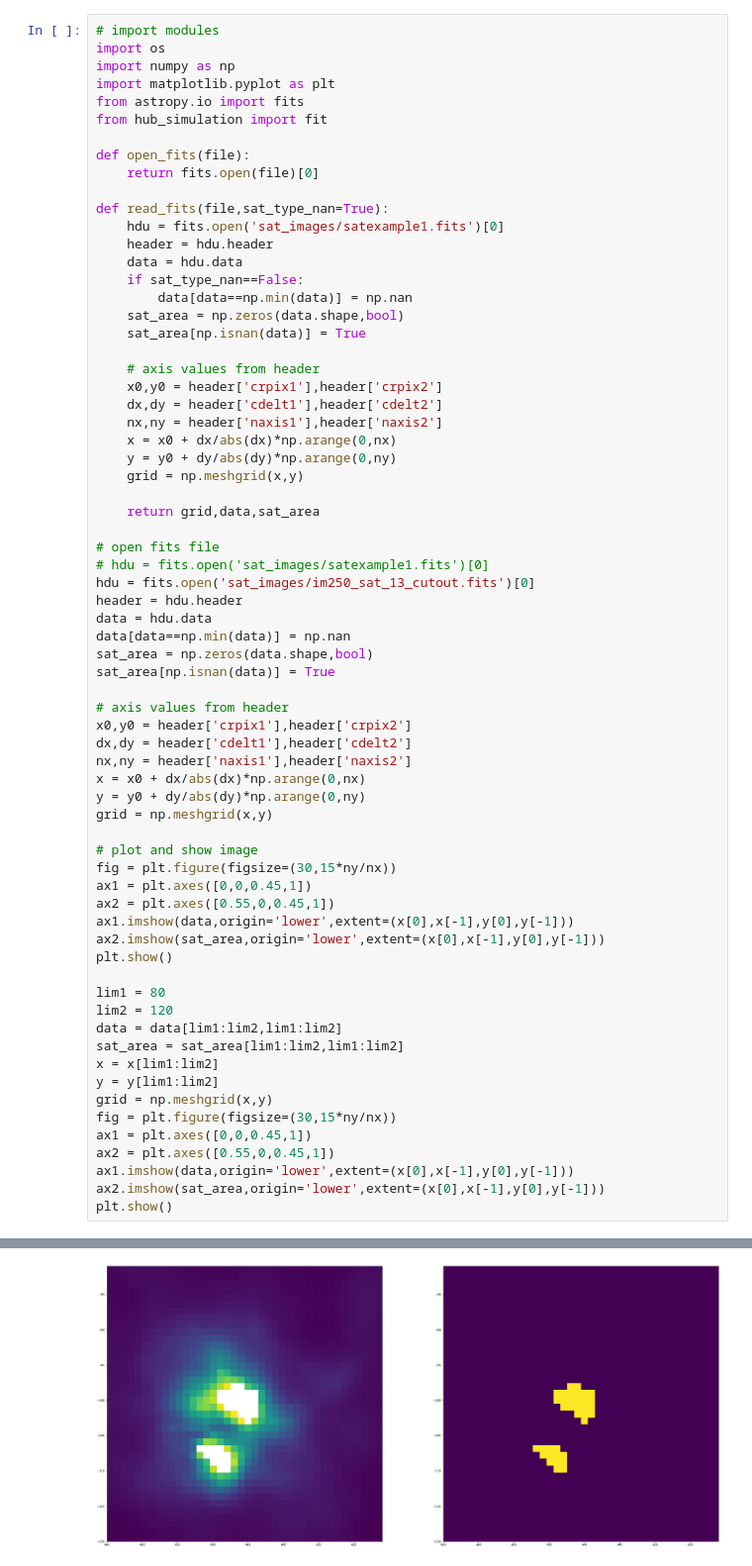
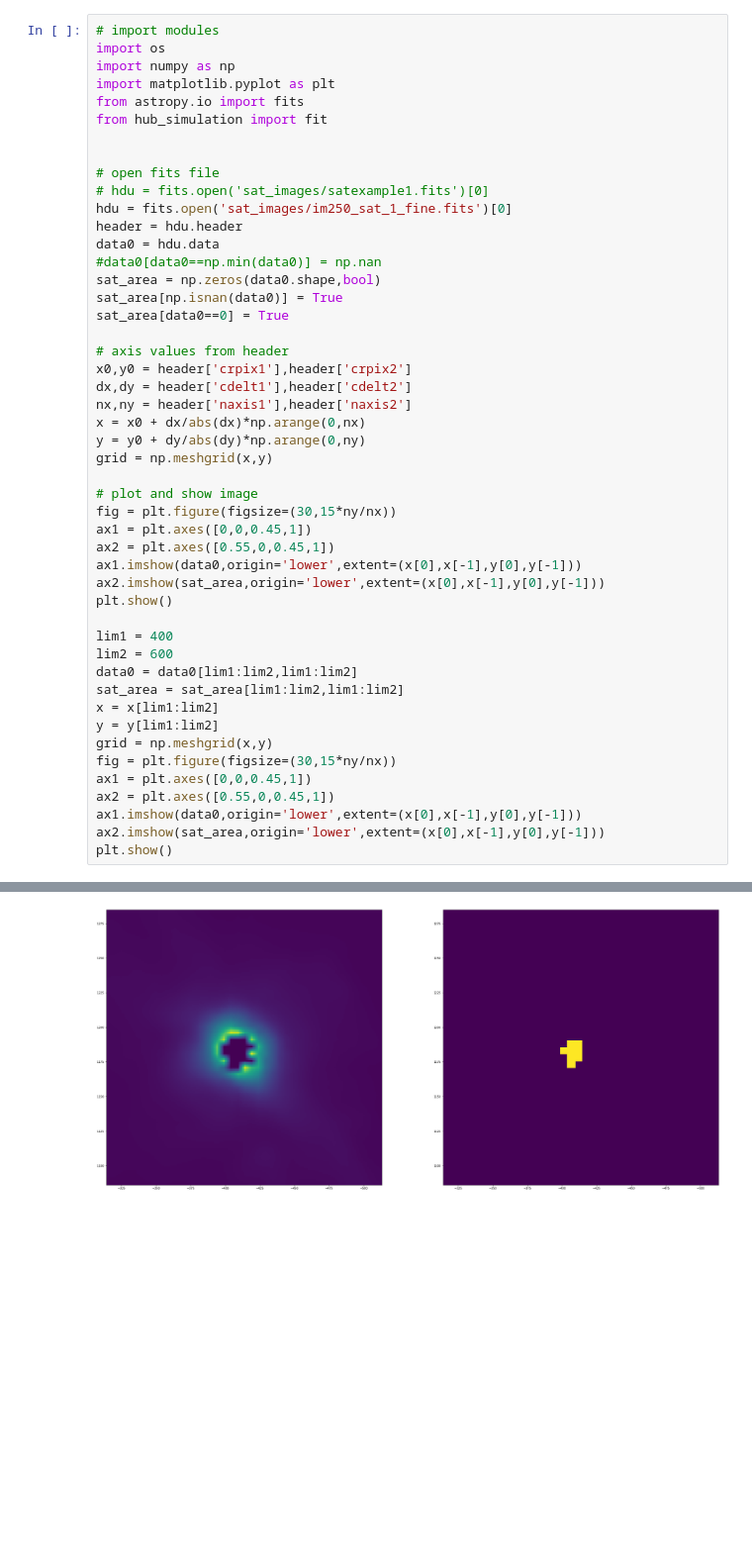
Before and after one commit to martimmcdc/2d-gaussian-fitting, a Jupyter notebook: Untitled.ipynb, the cells around one changed output, grey strips where cells are left out. Shown at 99% size. Cells and saved outputs as stored; diff of their text form; blank space fills up the shorter version.

```diff
--- a/Untitled.ipynb
+++ b/Untitled.ipynb
@@ -6,36 +6,16 @@ import matplotlib.pyplot as plt
 from astropy.io import fits
 from hub_simulation import fit
 
-def open_fits(file):
-    return fits.open(file)[0]
-
-def read_fits(file,sat_type_nan=True):
-    hdu = fits.open('sat_images/satexample1.fits')[0]
-    header = hdu.header
-    data = hdu.data
-    if sat_type_nan==False:
-        data[data==np.min(data)] = np.nan
-    sat_area = np.zeros(data.shape,bool)
-    sat_area[np.isnan(data)] = True
-
-    # axis values from header
-    x0,y0 = header['crpix1'],header['crpix2']
-    dx,dy = header['cdelt1'],header['cdelt2']
-    nx,ny = header['naxis1'],header['naxis2']
-    x = x0 + dx/abs(dx)*np.arange(0,nx)
-    y = y0 + dy/abs(dy)*np.arange(0,ny)
-    grid = np.meshgrid(x,y)
-
-    return grid,data,sat_area
 
 # open fits file
 # hdu = fits.open('sat_images/satexample1.fits')[0]
-hdu = fits.open('sat_images/im250_sat_13_cutout.fits')[0]
+hdu = fits.open('sat_images/im250_sat_1_fine.fits')[0]
 header = hdu.header
-data = hdu.data
-data[data==np.min(data)] = np.nan
-sat_area = np.zeros(data.shape,bool)
-sat_area[np.isnan(data)] = True
+data0 = hdu.data
+#data0[data0==np.min(data0)] = np.nan
+sat_area = np.zeros(data0.shape,bool)
+sat_area[np.isnan(data0)] = True
+sat_area[data0==0] = True
 
 # axis values from header
 x0,y0 = header['crpix1'],header['crpix2']
@@ -49,13 +29,13 @@ grid = np.meshgrid(x,y)
 fig = plt.figure(figsize=(30,15*ny/nx))
 ax1 = plt.axes([0,0,0.45,1])
 ax2 = plt.axes([0.55,0,0.45,1])
-ax1.imshow(data,origin='lower',extent=(x[0],x[-1],y[0],y[-1]))
+ax1.imshow(data0,origin='lower',extent=(x[0],x[-1],y[0],y[-1]))
 ax2.imshow(sat_area,origin='lower',extent=(x[0],x[-1],y[0],y[-1]))
 plt.show()
 
-lim1 = 80
-lim2 = 120
-data = data[lim1:lim2,lim1:lim2]
+lim1 = 400
+lim2 = 600
+data0 = data0[lim1:lim2,lim1:lim2]
 sat_area = sat_area[lim1:lim2,lim1:lim2]
 x = x[lim1:lim2]
 y = y[lim1:lim2]
@@ -63,7 +43,7 @@ grid = np.meshgrid(x,y)
 fig = plt.figure(figsize=(30,15*ny/nx))
 ax1 = plt.axes([0,0,0.45,1])
 ax2 = plt.axes([0.55,0,0.45,1])
-ax1.imshow(data,origin='lower',extent=(x[0],x[-1],y[0],y[-1]))
+ax1.imshow(data0,origin='lower',extent=(x[0],x[-1],y[0],y[-1]))
 ax2.imshow(sat_area,origin='lower',extent=(x[0],x[-1],y[0],y[-1]))
 plt.show()
 # %% [output]
@@ -71,2 +51,2 @@ plt.show()
-[figure, old version]
+[figure, new version]
 # %%
```
Also changed, not shown: parts of 6 cells of this notebook, 5 other files.
